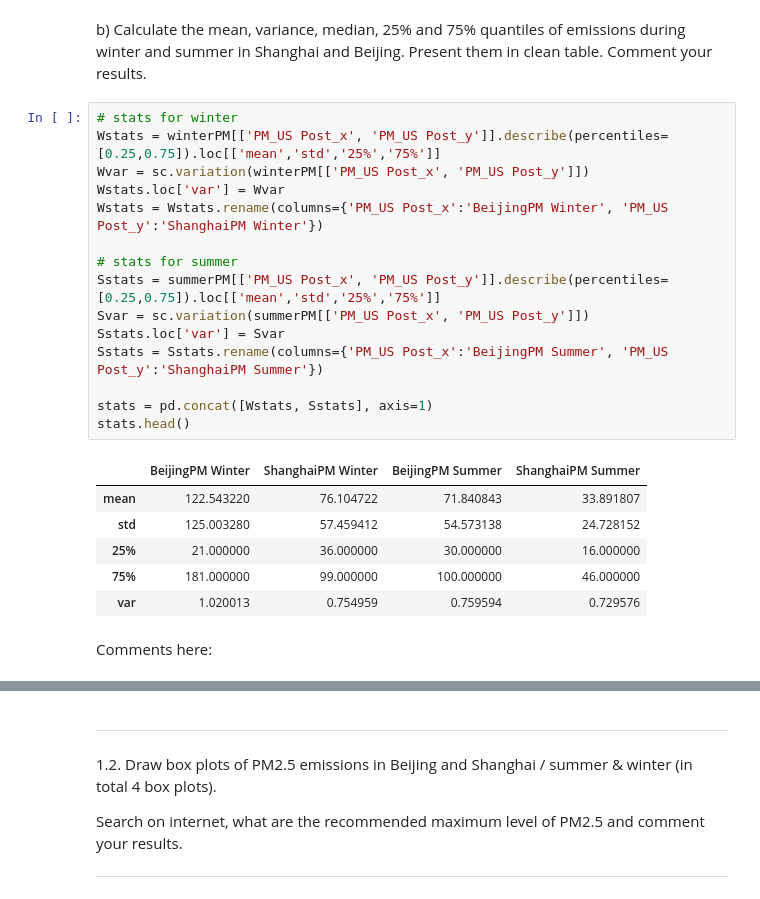
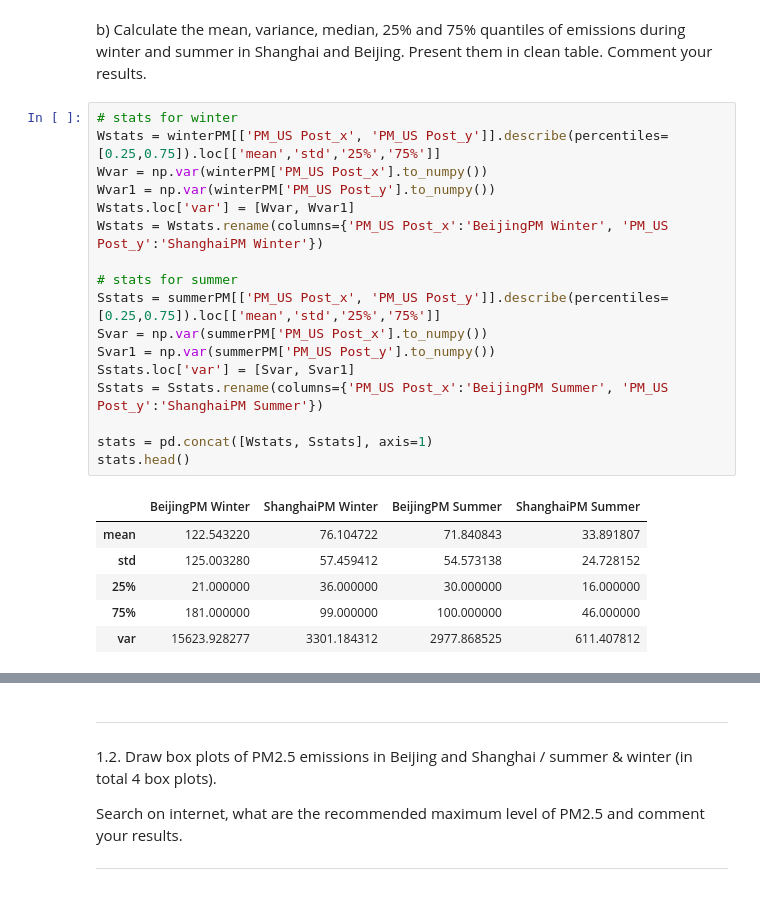
Before and after one commit to thibvr99/hackathon1_g19, a Jupyter notebook: Hackathon 1.ipynb, the cells around one changed output, grey strips where cells are left out. Drawn from its saved outputs; the diff is of its cells as text.

```diff
--- a/Hackathon 1.ipynb
+++ b/Hackathon 1.ipynb
@@ -108,24 +109,24 @@ b) Calculate the mean, variance, median, 25% and 75% quantiles of emissions duri
 # %%
 # stats for winter
 Wstats = winterPM[['PM_US Post_x', 'PM_US Post_y']].describe(percentiles=[0.25,0.75]).loc[['mean','std','25%','75%']]
-Wvar = sc.variation(winterPM[['PM_US Post_x', 'PM_US Post_y']])
-Wstats.loc['var'] = Wvar
+Wvar = np.var(winterPM['PM_US Post_x'].to_numpy())
+Wvar1 = np.var(winterPM['PM_US Post_y'].to_numpy())
+Wstats.loc['var'] = [Wvar, Wvar1]
 Wstats = Wstats.rename(columns={'PM_US Post_x':'BeijingPM Winter', 'PM_US Post_y':'ShanghaiPM Winter'})
 
 # stats for summer
 Sstats = summerPM[['PM_US Post_x', 'PM_US Post_y']].describe(percentiles=[0.25,0.75]).loc[['mean','std','25%','75%']]
-Svar = sc.variation(summerPM[['PM_US Post_x', 'PM_US Post_y']])
-Sstats.loc['var'] = Svar
+Svar = np.var(summerPM['PM_US Post_x'].to_numpy())
+Svar1 = np.var(summerPM['PM_US Post_y'].to_numpy())
+Sstats.loc['var'] = [Svar, Svar1]
 Sstats = Sstats.rename(columns={'PM_US Post_x':'BeijingPM Summer', 'PM_US Post_y':'ShanghaiPM Summer'})
 
 stats = pd.concat([Wstats, Sstats], axis=1)
 stats.head()
 # %% [output]
 |  | BeijingPM Winter | ShanghaiPM Winter | BeijingPM Summer | ShanghaiPM Summer |
 | mean | 122.543220 | 76.104722 | 71.840843 | 33.891807 |
 | std | 125.003280 | 57.459412 | 54.573138 | 24.728152 |
 | 25% | 21.000000 | 36.000000 | 30.000000 | 16.000000 |
 | 75% | 181.000000 | 99.000000 | 100.000000 | 46.000000 |
-| var | 1.020013 | 0.754959 | 0.759594 | 0.729576 |
+| var | 15623.928277 | 3301.184312 | 2977.868525 | 611.407812 |
-# %% [markdown]
-Comments here:
```
Also changed, not shown: parts of 8 cells of this notebook.
